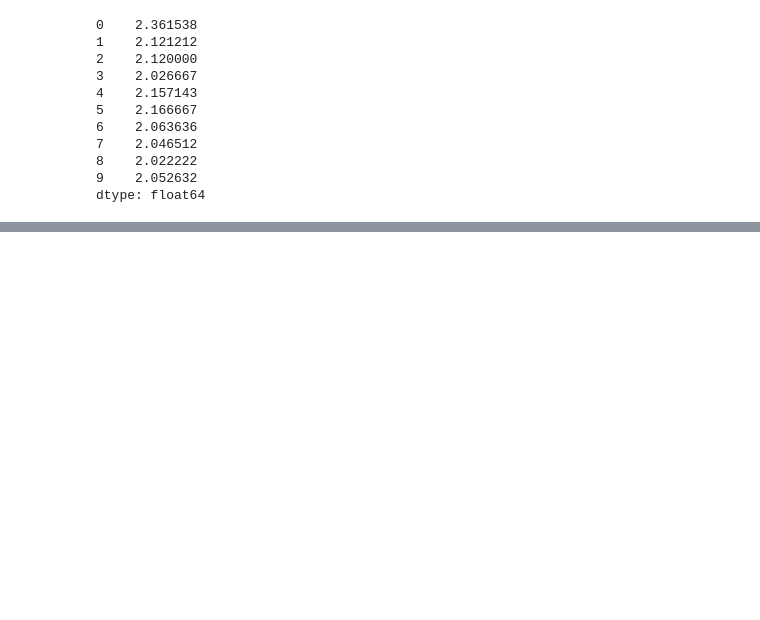
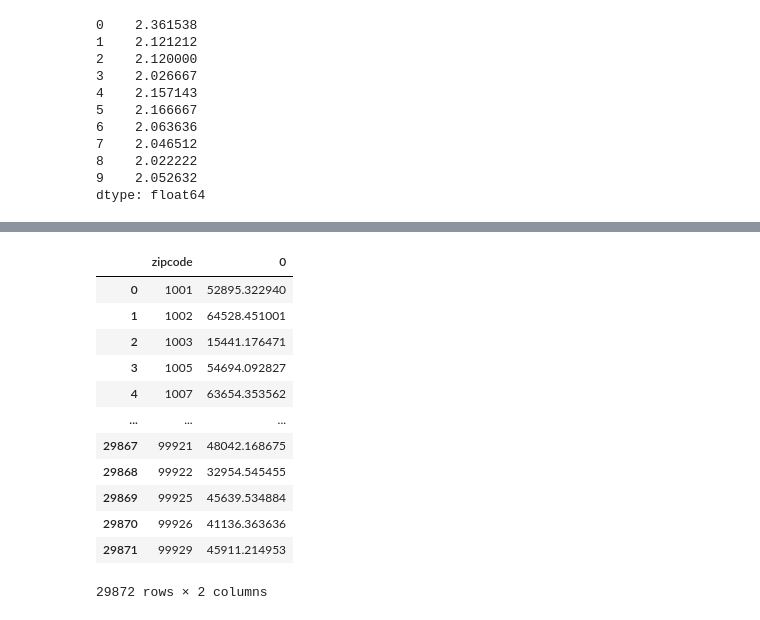
Before and after one commit to PorasS/AI, a Jupyter notebook: pandasTut.ipynb, the cells around one changed output, grey strips where cells are left out. Saved outputs shown, nothing was run; the diff lists cells and outputs as text; code cells hidden in the pictures; blank space fills up the shorter version.

```diff
--- a/pandasTut.ipynb
+++ b/pandasTut.ipynb
@@ -647,0 +752,17 @@ Feature Engineering with apply and map
+# %%
+df = pd.DataFrame(groups.apply(lambda x: sum(x['N1']*x['agi_stub'])/sum(x['N1']))).reset_index()
+df
+# %% [output]
+|  | zipcode | 0 |
+| 0 | 1001 | 52895.322940 |
+| 1 | 1002 | 64528.451001 |
+| 2 | 1003 | 15441.176471 |
+| 3 | 1005 | 54694.092827 |
+| 4 | 1007 | 63654.353562 |
+| ... | ... | ... |
+| 29867 | 99921 | 48042.168675 |
+| 29868 | 99922 | 32954.545455 |
+| 29869 | 99925 | 45639.534884 |
+| 29870 | 99926 | 41136.363636 |
+| 29871 | 99929 | 45911.214953 |
+29872 rows × 2 columns
```
Also changed, not shown: parts of 15 cells of this notebook.
